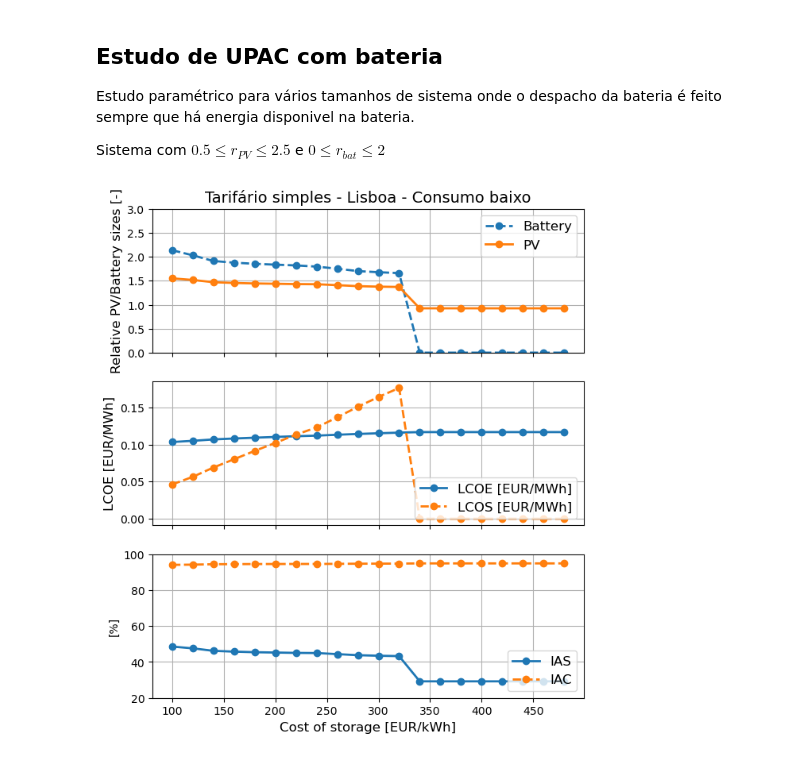
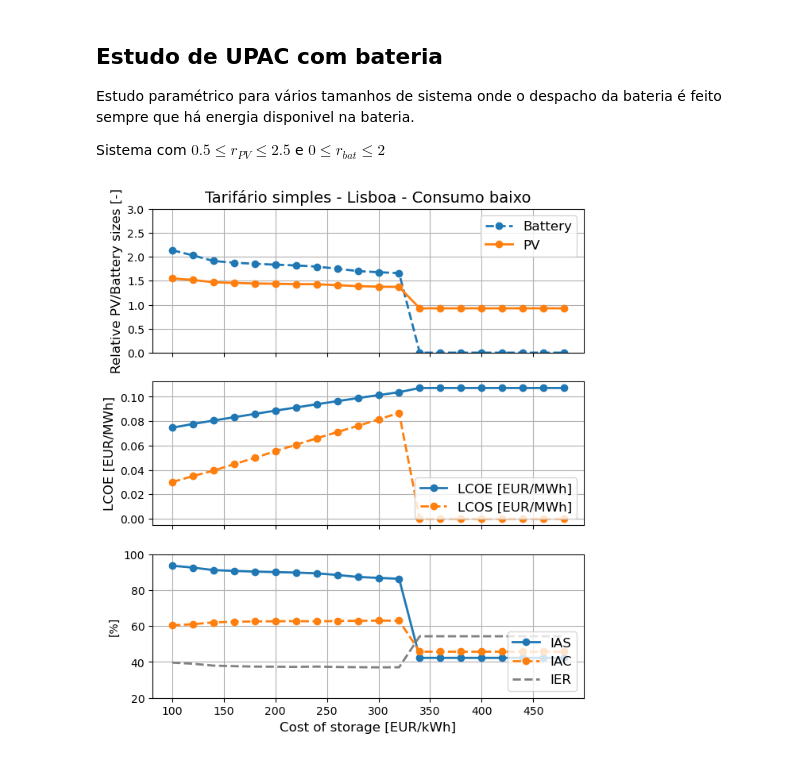
Before and after one commit to mig-l-f/ao-sol, a Jupyter notebook: docs/exemplos/Estudo UPAC.ipynb, the cells around one changed output. Cells and saved outputs as stored; diff of their text form; code cells hidden in the pictures.

Commit message:
Varias abordagens de optimização ao problema de optimização.

```diff
--- a/docs/exemplos/Estudo UPAC.ipynb
+++ b/docs/exemplos/Estudo UPAC.ipynb
@@ -612,9 +612,11 @@ def optimiza_autoconsumo(consumo, producao, params_sistema, params_financeiros,
 
     # Since there are 3 discrete variants of the problem, the optimization is performed 3 times and the best one is selected
     # With PV and Battery:
-    result = optimize.minimize(f_optim, [0.4,1.1], method='Nelder-Mead', tol=1e-5, constraints=cons, bounds=bnds) #.values()
+    # x0 = [0.4, 1.1 ]
+    result = optimize.minimize(f_optim, [2.0,0.8], method='Nelder-Mead', tol=1e-5, constraints=cons, bounds=bnds) #.values()
     # With PV, without Battery
-    result2 = optimize.minimize(f_optim_nobat, [0.4], method='Nelder-Mead', tol=1e-5, constraints=cons, bounds=bnds)# .values()
+    # x0 = [0.4]
+    result2 = optimize.minimize(f_optim_nobat, [2.0], method='Nelder-Mead', tol=1e-5, constraints=cons, bounds=bnds)# .values()
     # Without PV, without battery:
     energia = consumo.copy()
     energia["autoproducao"] = producao["autoproducao"] * 0
@@ -663,7 +665,7 @@ def optimiza_autoconsumo(consumo, producao, params_sistema, params_financeiros,
 
     return [r_pv, r_bat, LCOE]
 
-def estudo_parametrico_custos_bateria(custos, consumo, producao, params_sistema, params_financeiros, tarifario, max_rpv=10):
+def estudo_parametrico_custos_bateria(custos, consumo, producao_1kWp, params_sistema, params_financeiros, tarifario, max_rpv=10):
     """ Estudo paramétrico que varia os custo da bateria e encontra o tamanho do sistema optimo que minimiza o LCOE.
 
     Parameters
@@ -672,8 +674,8 @@ def estudo_parametrico_custos_bateria(custos, consumo, producao, params_sistema,
         Lista com os custos da bateria a analisar. [€/kWh]
     consumo : DataFrame
         Série temporal do consumo na coluna 'consumo'. [kWh]
-    producao : DataFrame
-        Série temporal da produção na coluna 'autoproducao'. [kWh]
+    producao_1kWp : DataFrame
+        Série temporal da produção para 1kWp na coluna 'autoproducao'. [kWh]
     params_sistema : dict
         Dicionario com parametros do sistema com bateria:
 
@@ -725,20 +727,20 @@ def estudo_parametrico_custos_bateria(custos, consumo, producao, params_sistema,
     for c in custos:
         # Optimisation
         params_financeiros["bat_por_kWh"] = c
-        [r_pv, r_bat, lcoe] = optimiza_autoconsumo(consumo, producao, params_sistema, params_financeiros, tarifario, max_rpv)
+        [r_pv, r_bat, lcoe] = optimiza_autoconsumo(consumo, producao_1kWp, params_sistema, params_financeiros, tarifario, max_rpv)
         #BAT.append(r_bat)
         #LCOE.append(lcoe)
         #PV.append(r_pv)
 
         # Recalculating the whole set of values with the optimum inputs:
-        neps = producao_lisboa["autoproducao"].sum()
+        neps = producao_1kWp["autoproducao"].sum()
         tot_producao = r_pv * params_sistema["consumo_anual"]
         pot_instalada = tot_producao / neps
 
         cap_bat = r_bat * (params_sistema["consumo_anual"]/1000)
         bat = bateria(cap_bat, params_sistema["soc_min"], params_sistema["soc_max"], params_sistema["eficiencia_bateria"], params_sistema["pot_maxima"])
-        energia = consumo_medio.copy()
-        energia["autoproducao"] = producao_lisboa["autoproducao"] * pot_instalada
+        energia = consumo.copy()
+        energia["autoproducao"] = producao_1kWp["autoproducao"] * pot_instalada
 
         energia = ae.analisa_upac_com_armazenamento(energia, bat, eficiencia_inversor=params_sistema["eficiencia_inversor"])
         indicadores = ae.calcula_indicadores_autoconsumo(energia, pot_instalada, params_sistema["eficiencia_inversor"], bat)
@@ -746,6 +748,7 @@ def estudo_parametrico_custos_bateria(custos, consumo, producao, params_sistema,
         #LCOE.append(lcoe)
         #LCOS.append(lcos)
 
+        #ae.plot_despacho_energia(energia, 30)
         resultado = pd.DataFrame({'custo_bateria': c, 'r_pv': r_pv, 'r_bat': r_bat, 'LCOE': lcoe, 'LCOS': lcos, 'ias': indicadores.ias, 'iac': indicadores.iac, 'ier': indicadores.ier}, index=[0])
         resultados = pd.concat([resultados, resultado], ignore_index=True)
 
@@ -810,21 +813,21 @@ bat_lisboa_baixo_simples = estudo_parametrico_custos_bateria(custos,
                                                             producao_lisboa,
                                                             params_sistema_com_bateria_baixo,
                                                             params_financeiros,
-                                                            ape.Tarifario.Simples)
+                                                            ape.TarifarioPeriodoHorario.Simples)
 
 bat_lisboa_medio_simples = estudo_parametrico_custos_bateria(custos,
                                                             consumo_medio,
                                                             producao_lisboa,
                                                             params_sistema_com_bateria_medio,
                                                             params_financeiros,
-                                                            ape.Tarifario.Simples)
+                                                            ape.TarifarioPeriodoHorario.Simples)
 
 bat_lisboa_alto_simples = estudo_parametrico_custos_bateria(custos,
                                                             consumo_alto,
                                                             producao_lisboa,
                                                             params_sistema_com_bateria_alto,
                                                             params_financeiros,
-                                                            ape.Tarifario.Simples)
+                                                            ape.TarifarioPeriodoHorario.Simples)
 # %%
 # Tarifário simples - Lisboa - Consumo baixo
 fig4 = plt.figure(3,figsize=[7,8])
@@ -835,34 +838,35 @@ plt.ylabel('Relative PV/Battery sizes [-]')
 plt.ylim(0,3.0)
 plt.legend(fontsize=12)
 plt.grid()
 plt.title('Tarifário simples - Lisboa - Consumo baixo',fontsize=14)
 #remove xaxis:
 ax = plt.gca()
 ax.set_xticklabels([])
 ax.yaxis.label.set_fontsize(12)
 
 plt.subplot(312)
 plt.plot(bat_lisboa_baixo_simples['custo_bateria'],bat_lisboa_baixo_simples['LCOE'],label='LCOE [EUR/MWh]',linewidth=2, marker='o')
 plt.plot(bat_lisboa_baixo_simples['custo_bateria'],bat_lisboa_baixo_simples['LCOS'],linestyle='--',linewidth=2, marker='o',label='LCOS [EUR/MWh]')
 plt.ylabel('LCOE [EUR/MWh]',fontsize=12)
 #plt.xlabel('Cost of storage [EUR/kWh]',fontsize=12)
 plt.legend(loc=4,fontsize=12)
 plt.grid()
 #remove xaxis:
 ax = plt.gca()
 ax.set_xticklabels([])
 ax.yaxis.label.set_fontsize(12)
 
 plt.subplot(313)
 plt.plot(bat_lisboa_baixo_simples['custo_bateria'], bat_lisboa_baixo_simples['ias'], label='IAS', marker='o',linewidth=2)
 plt.plot(bat_lisboa_baixo_simples['custo_bateria'], bat_lisboa_baixo_simples['iac'], linestyle='--', linewidth=2, marker='o', label='IAC')
+plt.plot(bat_lisboa_baixo_simples['custo_bateria'], bat_lisboa_baixo_simples['ier'], linestyle='--', linewidth=2, label='IER', color='grey')
 plt.xlabel('Cost of storage [EUR/kWh]',fontsize=12)
 plt.ylabel('[%]')
 plt.ylim([20, 100])
 plt.legend(loc=4,fontsize=12)
 plt.grid()
 # %% [output]
-[figure, old version]
+[figure, new version]
 # %%
 #Tarifário simples - Lisboa - Consumo medio
 fig4 = plt.figure(3,figsize=[7,8])
```
Also changed, not shown: parts of 9 cells of this notebook, 23 other files.
